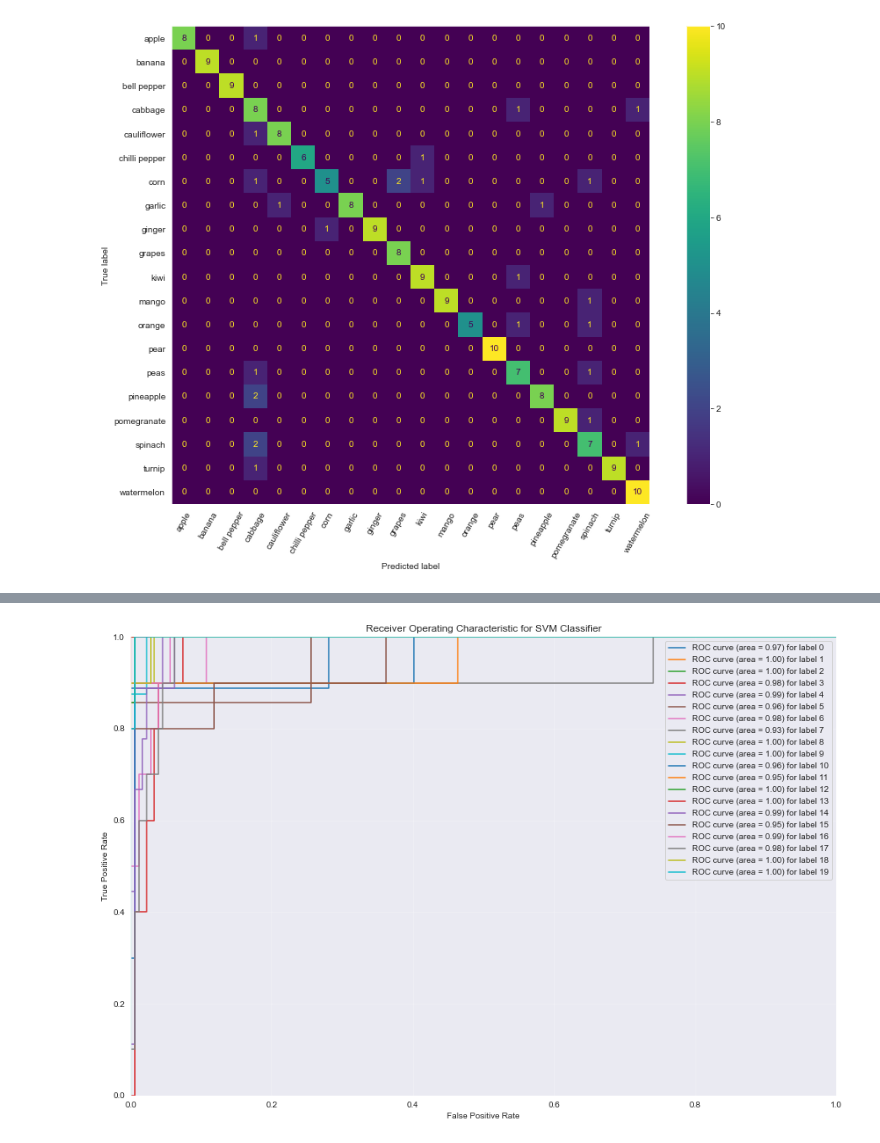
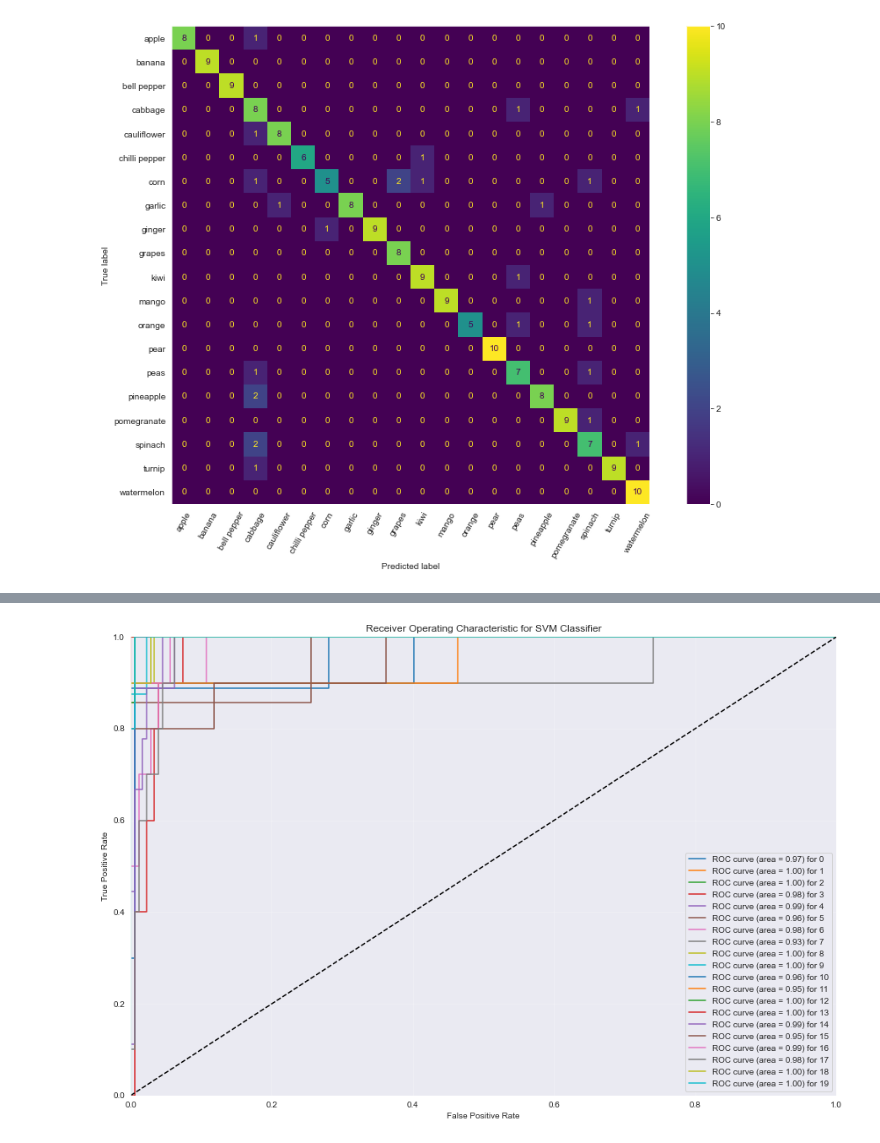
Before and after one commit to vrvenkatesh/w281-summer-2023-project-computer-vision, a Jupyter notebook: SVM.ipynb, the cells around one changed output, grey strips where cells are left out. Cells and saved outputs as stored; diff of their text form; code cells hidden in the pictures.

```diff
--- a/SVM.ipynb
+++ b/SVM.ipynb
@@ -272,27 +242,27 @@ TypeError: unsupported operand type(s) for -: 'str' and 'str'
 # %%
 import seaborn as sns
 fig, ax = plt.subplots(figsize=(15,10))
 y_score = model.decision_function(test_features.iloc[:,0:-1])
 y_test_dummies = pd.get_dummies(test_features[label_num]).values
 
 fpr = dict()
 tpr = dict()
 roc_auc = dict()
 
 for i in range(len(all_unique_labels)):
     fpr[i], tpr[i], _ = roc_curve(y_test_dummies[:,i], y_score[:,i])
     roc_auc[i] = auc(fpr[i], tpr[i])
+    ax.plot(fpr[i], tpr[i], label='ROC curve (area = %0.2f) for %i' % (roc_auc[i], i))
 
-for i in range(len(all_unique_labels)):
-    ax.plot(fpr[i], tpr[i], label='ROC curve (area = %0.2f) for %i' % (roc_auc[i], i))
+plt.plot([0, 1], [0, 1], 'k--')
 ax.set_xlim([0.0, 1.0])
 ax.set_ylim([0.0, 1.0])
 ax.set_xlabel('False Positive Rate')
 ax.set_ylabel('True Positive Rate')
 ax.set_title('Receiver Operating Characteristic for SVM Classifier')
 ax.legend()
 ax.grid(alpha=.3)
 sns.despine()
 plt.show()
 # %% [output]
-[figure, old version]
+[figure, new version]
```
Also changed, not shown: parts of 3 cells of this notebook.
